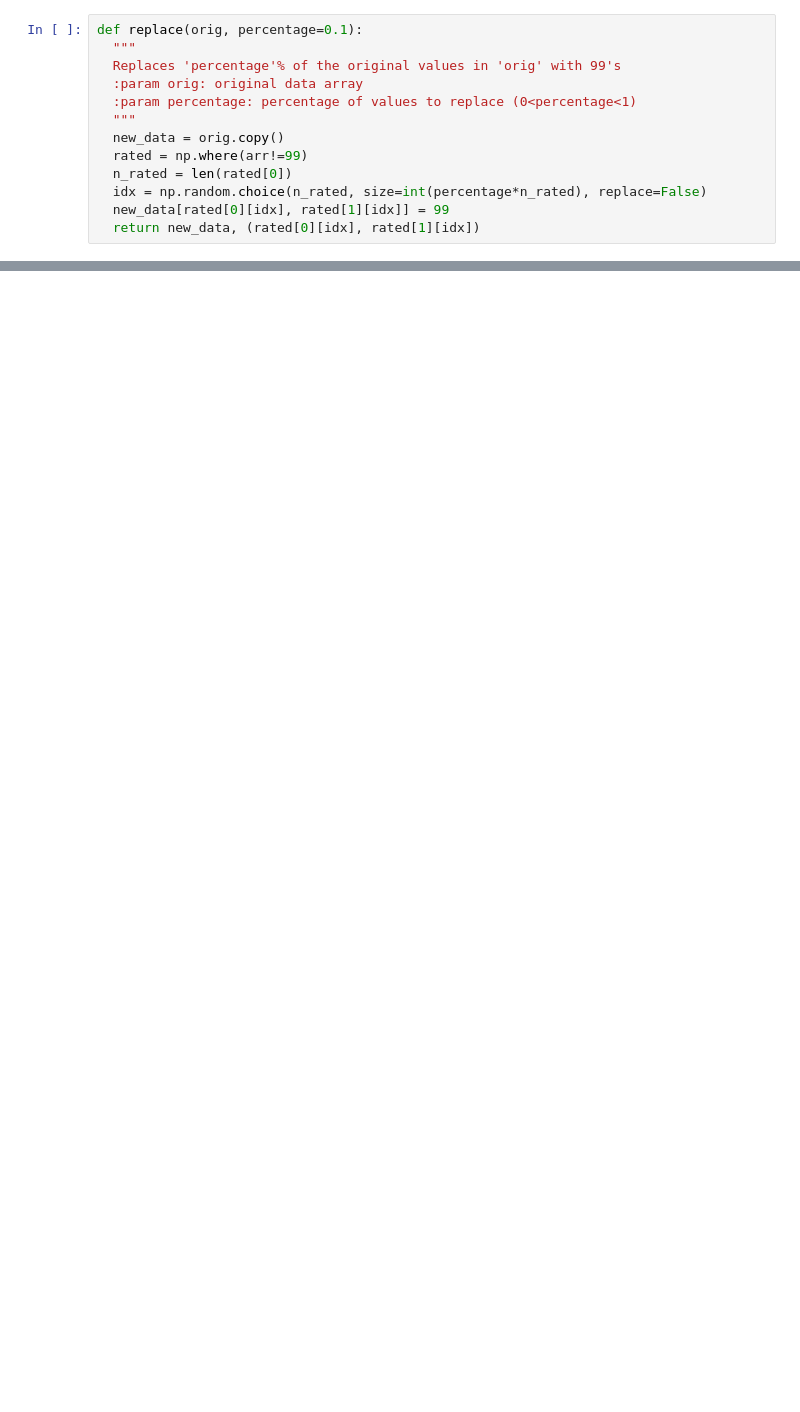
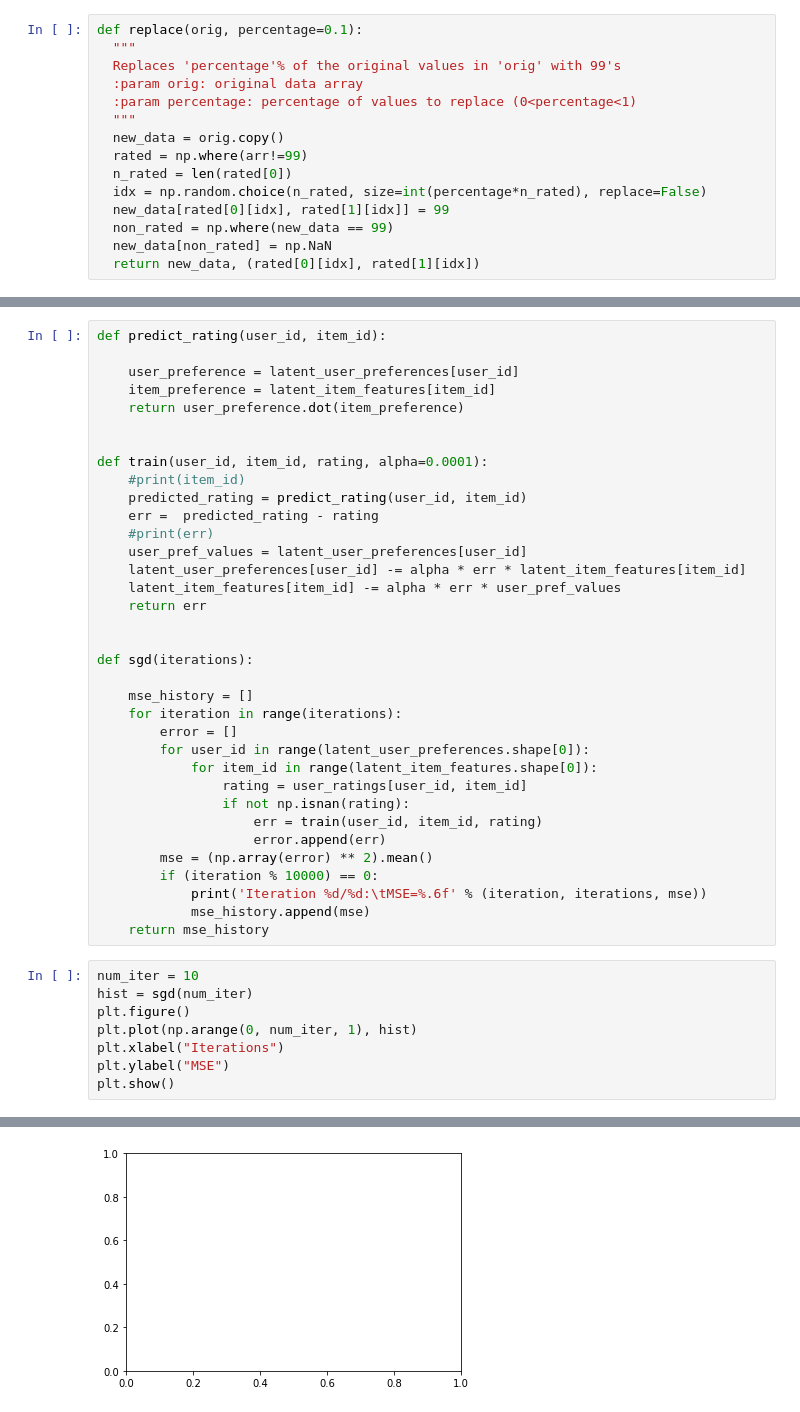
Before and after one commit to arunravi8595/Data-science-decision-making, a Jupyter notebook: Lab_4/my_recommender.ipynb, the cells around one changed output, grey strips where cells are left out. Saved outputs shown, nothing was run; the diff lists cells and outputs as text; blank space fills up the shorter version.

```diff
--- a/Lab_4/my_recommender.ipynb
+++ b/Lab_4/my_recommender.ipynb
@@ -48,4 +43,6 @@ def replace(orig, percentage=0.1):
   n_rated = len(rated[0])
   idx = np.random.choice(n_rated, size=int(percentage*n_rated), replace=False)
   new_data[rated[0][idx], rated[1][idx]] = 99
+  non_rated = np.where(new_data == 99)
+  new_data[non_rated] = np.NaN
   return new_data, (rated[0][idx], rated[1][idx])
@@ -65,0 +118,44 @@ NameError: ignored
+# %%
+def predict_rating(user_id, item_id):
+
+    user_preference = latent_user_preferences[user_id]
+    item_preference = latent_item_features[item_id]
+    return user_preference.dot(item_preference)
+
+
+def train(user_id, item_id, rating, alpha=0.0001):
+    #print(item_id)
+    predicted_rating = predict_rating(user_id, item_id)
+    err =  predicted_rating - rating
+    #print(err)
+    user_pref_values = latent_user_preferences[user_id]
+    latent_user_preferences[user_id] -= alpha * err * latent_item_features[item_id]
+    latent_item_features[item_id] -= alpha * err * user_pref_values
+    return err
+
+
+def sgd(iterations):
+
+    mse_history = []
+    for iteration in range(iterations):
+        error = []
+        for user_id in range(latent_user_preferences.shape[0]):
+            for item_id in range(latent_item_features.shape[0]):
+                rating = user_ratings[user_id, item_id]
+                if not np.isnan(rating):
+                    err = train(user_id, item_id, rating)
+                    error.append(err)
+        mse = (np.array(error) ** 2).mean()
+        if (iteration % 10000) == 0:
+            print('Iteration %d/%d:\tMSE=%.6f' % (iteration, iterations, mse))
+            mse_history.append(mse)
+    return mse_history
+# %%
+num_iter = 10
+hist = sgd(num_iter)
+plt.figure()
+plt.plot(np.arange(0, num_iter, 1), hist)
+plt.xlabel("Iterations")
+plt.ylabel("MSE")
+plt.show()
+# %% [output]
@@ -65,0 +164 @@ NameError: ignored
+[figure, added]
```
Also changed, not shown: parts of 34 cells of this notebook.
